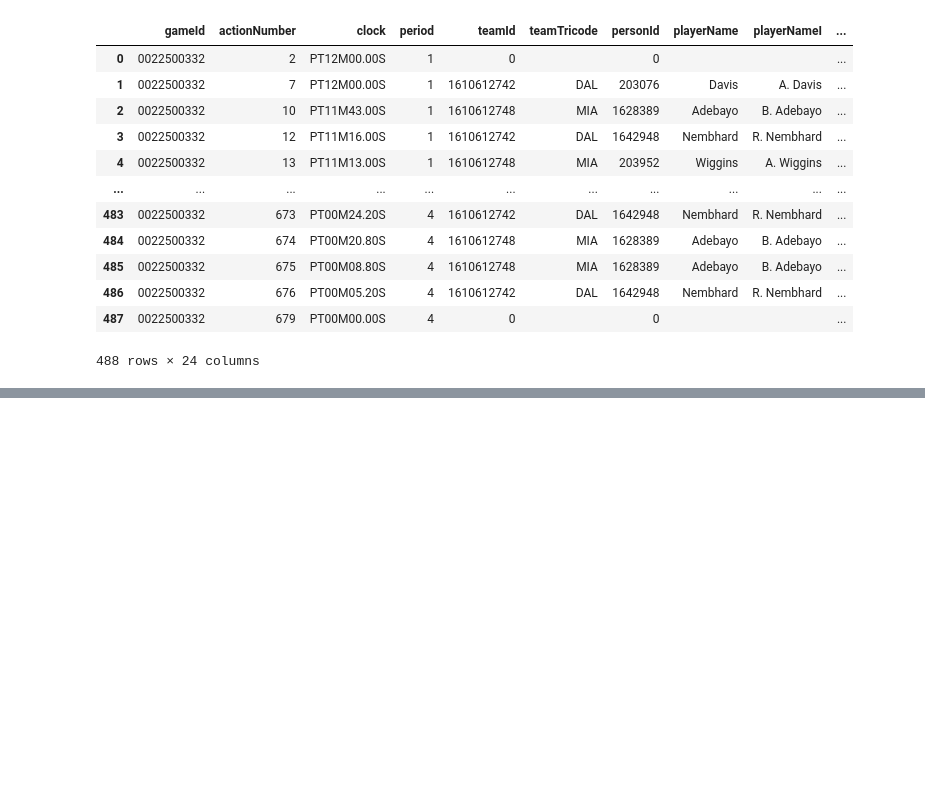
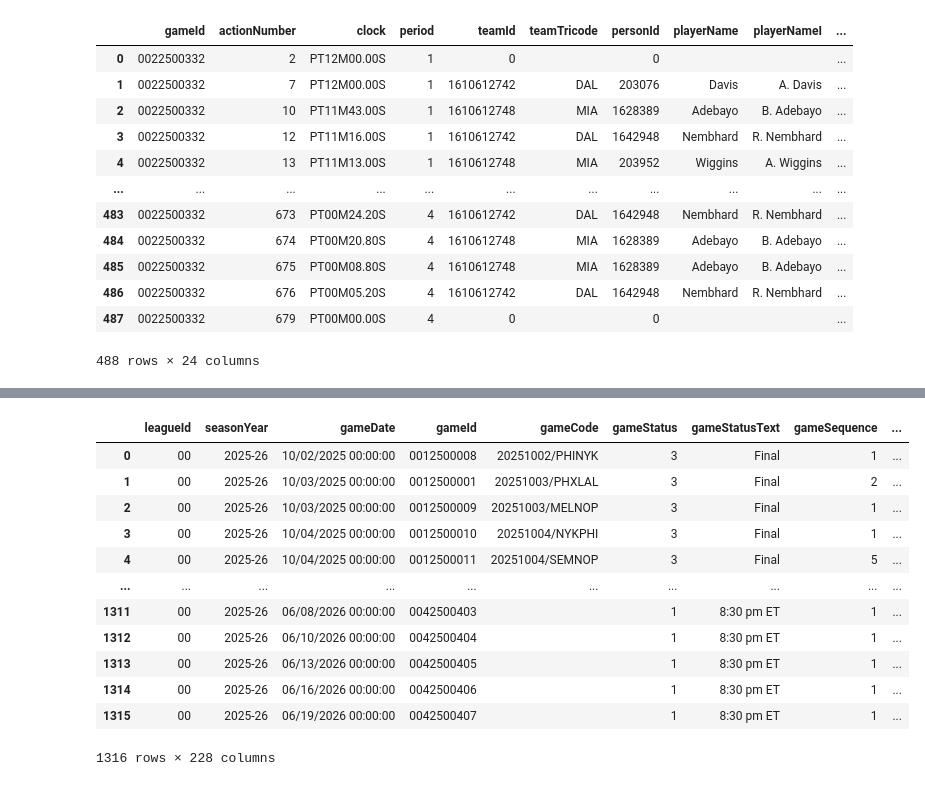
Before and after one commit to junior-ta/NBA-game-quality-predictor-v2, a Jupyter notebook: brouillon.ipynb, the cells around one changed output, grey strips where cells are left out. Saved outputs shown, nothing was run; the diff lists cells and outputs as text; code cells hidden in the pictures; blank space fills up the shorter version.

Commit message:
wrote notebook to get rivalries, allstars and schedule infos

```diff
--- a/brouillon.ipynb
+++ b/brouillon.ipynb
@@ -302,0 +347,25 @@ for game in game_ids:#[939:1230]:
+# %%
+from nba_api.stats.endpoints import scheduleleaguev2
+
+# Fetch the schedule for the 2024-25 season
+# Note: You can change the season parameter to get historical data
+schedule = scheduleleaguev2.ScheduleLeagueV2(season='2025-26')
+df_schedule = schedule.get_data_frames()[0]
+
+# Inspect the columns (usually contains 'GAME_DATE', 'GAME_TIME', 'GAME_STATUS_TEXT')
+# GAME_STATUS_TEXT usually holds the time like "7:30 pm ET"
+df_schedule
+# %% [output]
+|  | leagueId | seasonYear | gameDate | gameId | gameCode | gameStatus | gameStatusText | gameSequence | ... |
+| 0 | 00 | 2025-26 | 10/02/2025 00:00:00 | 0012500008 | 20251002/PHINYK | 3 | Final | 1 | ... |
+| 1 | 00 | 2025-26 | 10/03/2025 00:00:00 | 0012500001 | 20251003/PHXLAL | 3 | Final | 2 | ... |
+| 2 | 00 | 2025-26 | 10/03/2025 00:00:00 | 0012500009 | 20251003/MELNOP | 3 | Final | 1 | ... |
+| 3 | 00 | 2025-26 | 10/04/2025 00:00:00 | 0012500010 | 20251004/NYKPHI | 3 | Final | 1 | ... |
+| 4 | 00 | 2025-26 | 10/04/2025 00:00:00 | 0012500011 | 20251004/SEMNOP | 3 | Final | 5 | ... |
+| ... | ... | ... | ... | ... | ... | ... | ... | ... | ... |
+| 1311 | 00 | 2025-26 | 06/08/2026 00:00:00 | 0042500403 |  | 1 | 8:30 pm ET | 1 | ... |
+| 1312 | 00 | 2025-26 | 06/10/2026 00:00:00 | 0042500404 |  | 1 | 8:30 pm ET | 1 | ... |
+| 1313 | 00 | 2025-26 | 06/13/2026 00:00:00 | 0042500405 |  | 1 | 8:30 pm ET | 1 | ... |
+| 1314 | 00 | 2025-26 | 06/16/2026 00:00:00 | 0042500406 |  | 1 | 8:30 pm ET | 1 | ... |
+| 1315 | 00 | 2025-26 | 06/19/2026 00:00:00 | 0042500407 |  | 1 | 8:30 pm ET | 1 | ... |
+1316 rows × 228 columns
```
Also changed, not shown: parts of 2 cells of this notebook, 1 other file.
